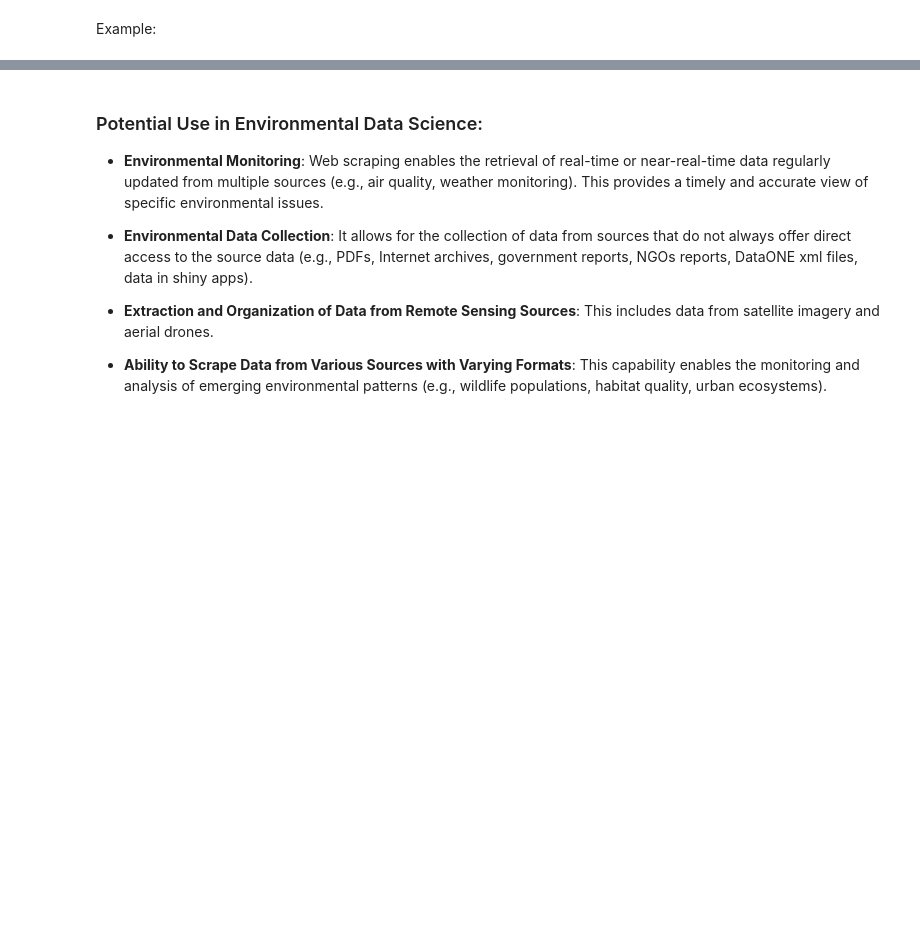
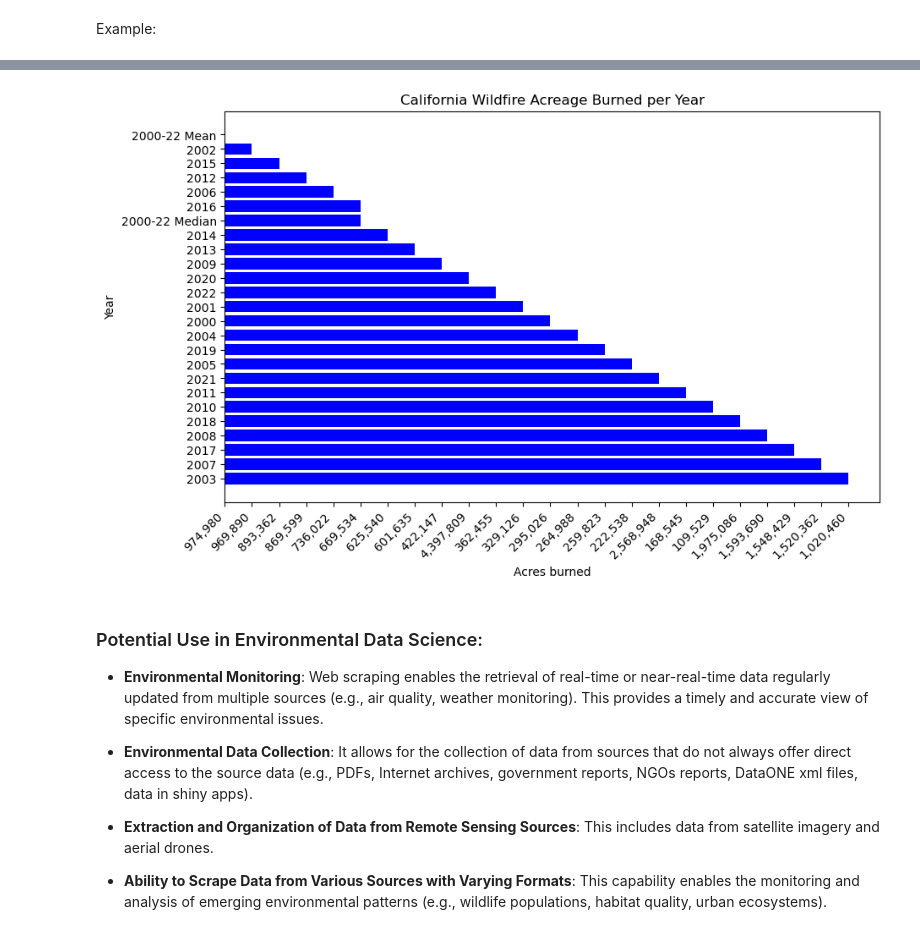
Before and after one commit to fletcher-m/group3_project, a Jupyter notebook: nbs/beautiful_soup_demo.ipynb, the cells around one changed output, grey strips where cells are left out. Saved outputs shown, nothing was run; the diff lists cells and outputs as text; code cells hidden in the pictures; blank space fills up the shorter version.

Commit message:
updated tutorial data

```diff
--- a/nbs/beautiful_soup_demo.ipynb
+++ b/nbs/beautiful_soup_demo.ipynb
@@ -129,16 +84,0 @@ if table:
-# %%
-#Get the data into a structured format:
-# Parse the table data and store it in a list of lists
-table_data = []
-if table:
-    rows = table.find_all('tr')
-    for row in rows:
-        cells = row.find_all(['td', 'th'])
-        row_data = [cell.get_text(strip=True) for cell in cells]
-        table_data.append(row_data)
-
-# Convert the list of lists into a Pandas DataFrame
-df = pd.DataFrame(table_data[1:], columns=table_data[0])
-
-# Print the DataFrame
-print(df)
@@ -173,3 +137,18 @@ plt.show()
+# %%
+
+# Sort the DataFrame by acres burned in descending order
+df = df.sort_values(by='Acres', ascending=False)
+# Create a bar plot of the top wildfires by acres burned
+plt.figure(figsize=(10, 6))
+plt.barh(df['Year'], df['Acres'], color='blue')
+plt.xlabel('Acres burned')
+plt.ylabel('Year')
+plt.title('California Wildfire Acreage Burned per Year')
+plt.gca().invert_yaxis()  # Reverse the order to show the largest first
+plt.xticks(rotation=45, ha='right')
+plt.show()
+# %% [output]
+[figure, added]
 # %% [markdown]
 ### Potential Use in Environmental Data Science:
 
```
Also changed, not shown: parts of 5 cells of this notebook.
